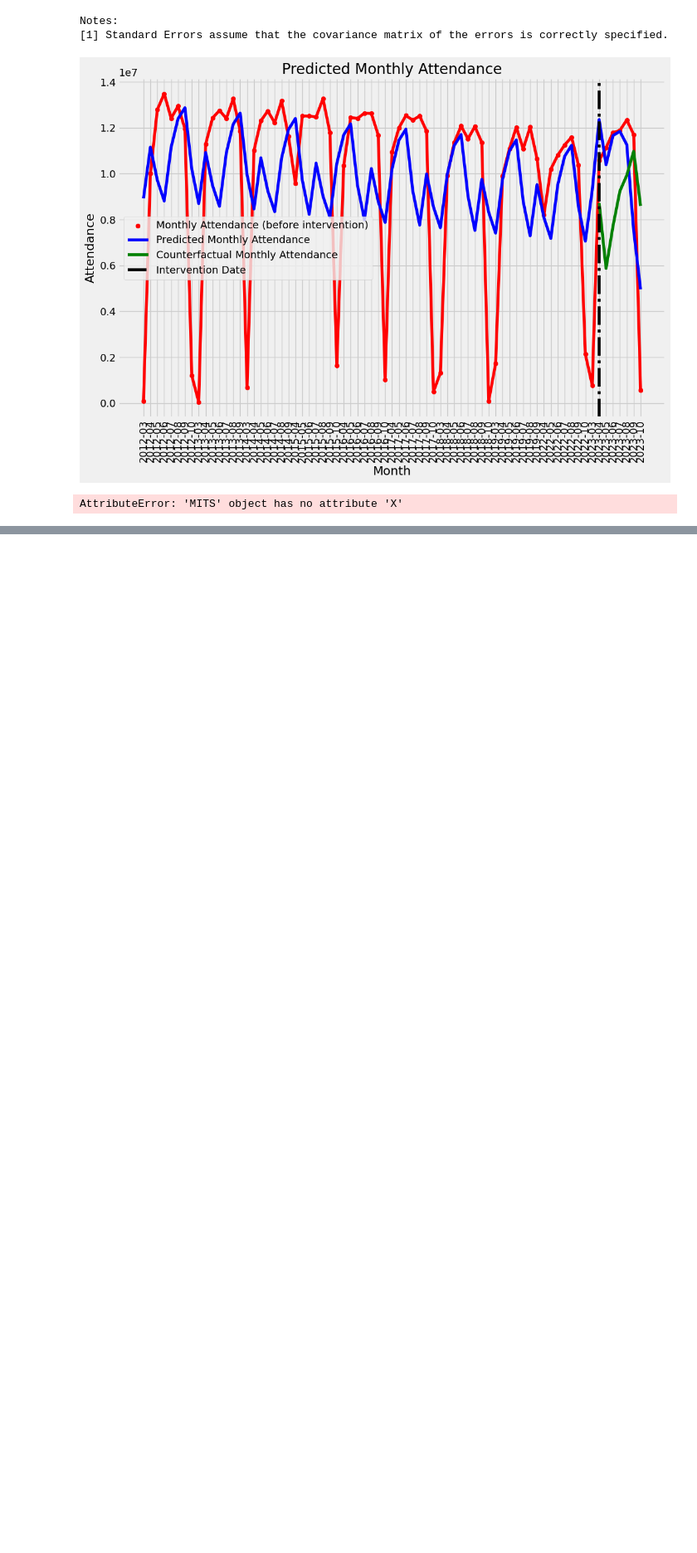
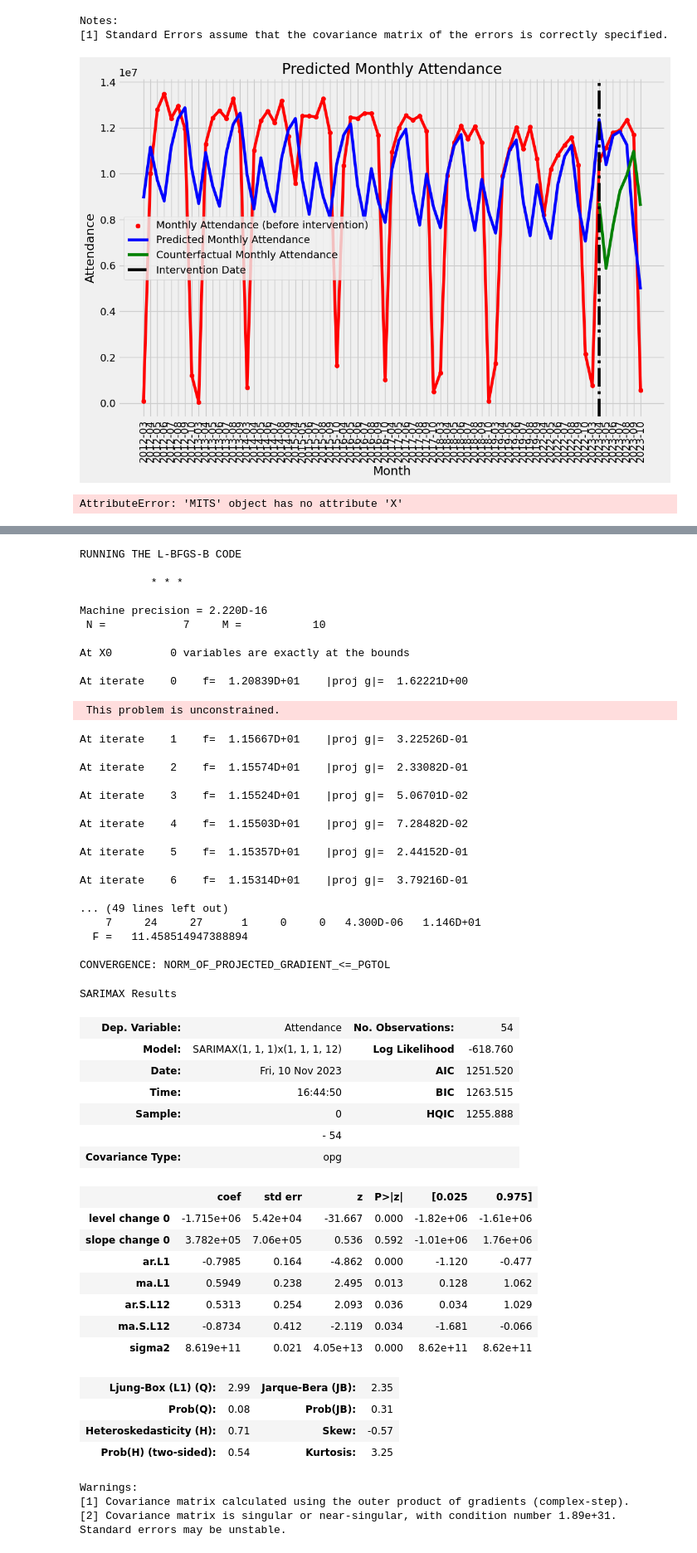
Before and after one commit to mohki7/graduation_thesis, a Jupyter notebook: InterruptedTimeSeries_.ipynb, the cells around one changed output, grey strips where cells are left out. Shown at 83% size. Cells and saved outputs as stored; diff of their text form; code cells hidden in the pictures; blank space fills up the shorter version.

Commit message:
SARIMAXで分析する機能fit_sarima()を追加。パラメータ最適化はまだ。"

```diff
--- a/InterruptedTimeSeries_.ipynb
+++ b/InterruptedTimeSeries_.ipynb
@@ -157,0 +160,56 @@ AttributeError: 'MITS' object has no attribute 'X'
+# %%
+its_sarimax = MITS(df_att_remove_covid_addup, interventions=['2023-04'], method='SARIMA')
+# %%
+its_sarimax.show_summary()
+# %% [output]
+RUNNING THE L-BFGS-B CODE
+
+           * * *
+
+Machine precision = 2.220D-16
+ N =            7     M =           10
+
+At X0         0 variables are exactly at the bounds
+
+At iterate    0    f=  1.20839D+01    |proj g|=  1.62221D+00
+ This problem is unconstrained.
+At iterate    1    f=  1.15667D+01    |proj g|=  3.22526D-01
+
+At iterate    2    f=  1.15574D+01    |proj g|=  2.33082D-01
+
+At iterate    3    f=  1.15524D+01    |proj g|=  5.06701D-02
+
+At iterate    4    f=  1.15503D+01    |proj g|=  7.28482D-02
+
+At iterate    5    f=  1.15357D+01    |proj g|=  2.44152D-01
+
+At iterate    6    f=  1.15314D+01    |proj g|=  3.79216D-01
+
+... (49 lines left out)
+    7     24     27      1     0     0   4.300D-06   1.146D+01
+  F =   11.458514947388894
+
+CONVERGENCE: NORM_OF_PROJECTED_GRADIENT_<=_PGTOL
+SARIMAX Results
+| Dep. Variable: | Attendance | No. Observations: | 54 |
+| Model: | SARIMAX(1, 1, 1)x(1, 1, 1, 12) | Log Likelihood | -618.760 |
+| Date: | Fri, 10 Nov 2023 | AIC | 1251.520 |
+| Time: | 16:44:50 | BIC | 1263.515 |
+| Sample: | 0 | HQIC | 1255.888 |
+|  | - 54 |  |  |
+| Covariance Type: | opg |  |  |
+|  | coef | std err | z | P>|z| | [0.025 | 0.975] |
+| level change 0 | -1.715e+06 | 5.42e+04 | -31.667 | 0.000 | -1.82e+06 | -1.61e+06 |
+| slope change 0 | 3.782e+05 | 7.06e+05 | 0.536 | 0.592 | -1.01e+06 | 1.76e+06 |
+| ar.L1 | -0.7985 | 0.164 | -4.862 | 0.000 | -1.120 | -0.477 |
+| ma.L1 | 0.5949 | 0.238 | 2.495 | 0.013 | 0.128 | 1.062 |
+| ar.S.L12 | 0.5313 | 0.254 | 2.093 | 0.036 | 0.034 | 1.029 |
+| ma.S.L12 | -0.8734 | 0.412 | -2.119 | 0.034 | -1.681 | -0.066 |
+| sigma2 | 8.619e+11 | 0.021 | 4.05e+13 | 0.000 | 8.62e+11 | 8.62e+11 |
+| Ljung-Box (L1) (Q): | 2.99 | Jarque-Bera (JB): | 2.35 |
+| Prob(Q): | 0.08 | Prob(JB): | 0.31 |
+| Heteroskedasticity (H): | 0.71 | Skew: | -0.57 |
+| Prob(H) (two-sided): | 0.54 | Kurtosis: | 3.25 |
+Warnings:
+[1] Covariance matrix calculated using the outer product of gradients (complex-step).
+[2] Covariance matrix is singular or near-singular, with condition number 1.89e+31. Standard errors may be unstable.
```
Also changed, not shown: parts of 1 cell of this notebook, 2 other files.
